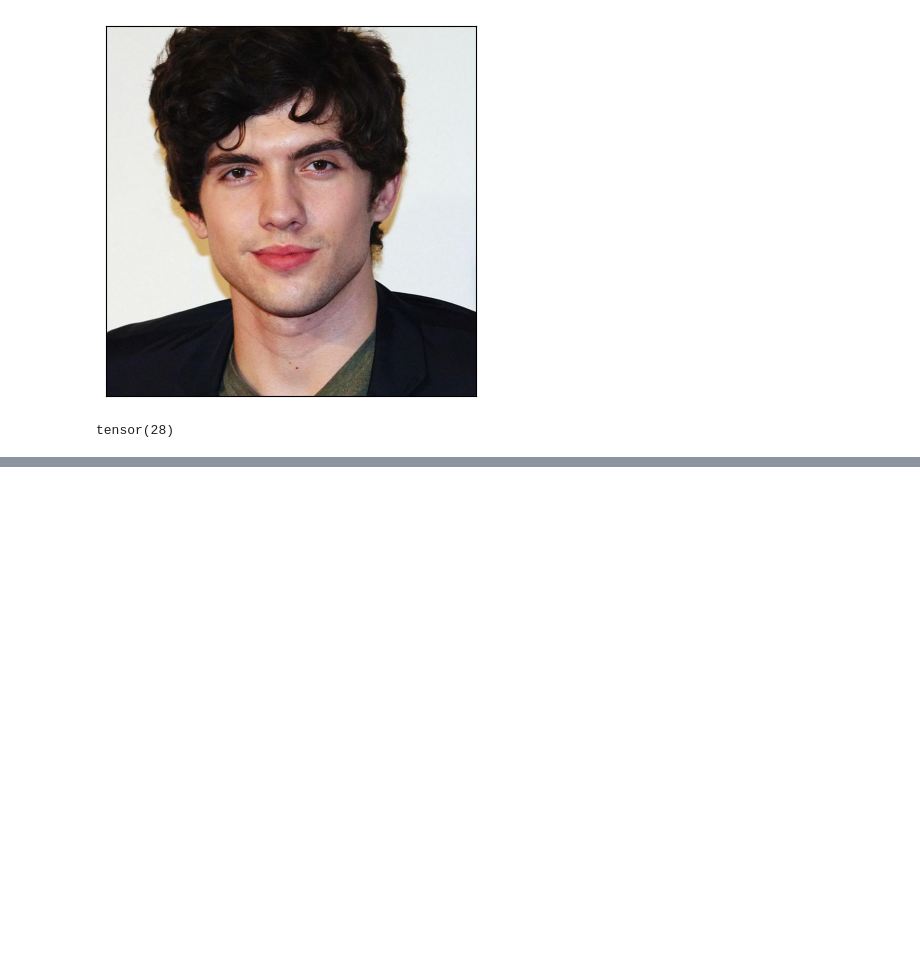
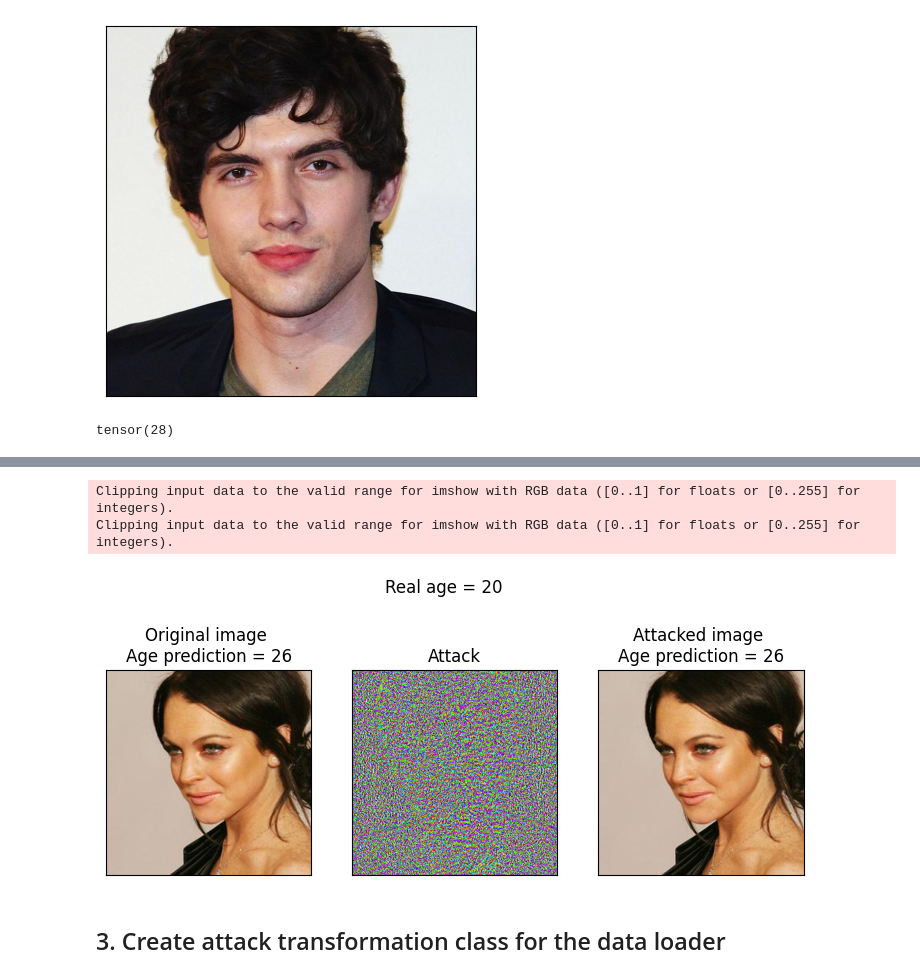
Before and after one commit to MaximeRCD/Project-age-estimation-pytorch, a Jupyter notebook: notebook_test_YN.ipynb, the cells around one changed output, grey strips where cells are left out. Cells and saved outputs as stored; diff of their text form; code cells hidden in the pictures; blank space fills up the shorter version.

```diff
--- a/notebook_test_YN.ipynb
+++ b/notebook_test_YN.ipynb
@@ -80,0 +259,9 @@ tensor(28)
+# %%
+# Apply the same attack (resized) to another image
+image_attacked_2 = attack.apply_attack_to_image("test", "007611.jpg_face.jpg", show=True)
+# %% [output]
+Clipping input data to the valid range for imshow with RGB data ([0..1] for floats or [0..255] for integers).
+Clipping input data to the valid range for imshow with RGB data ([0..1] for floats or [0..255] for integers).
+[figure, added]
+# %% [markdown]
+## 3. Create attack transformation class for the data loader
```
Also changed, not shown: parts of 14 cells of this notebook.
